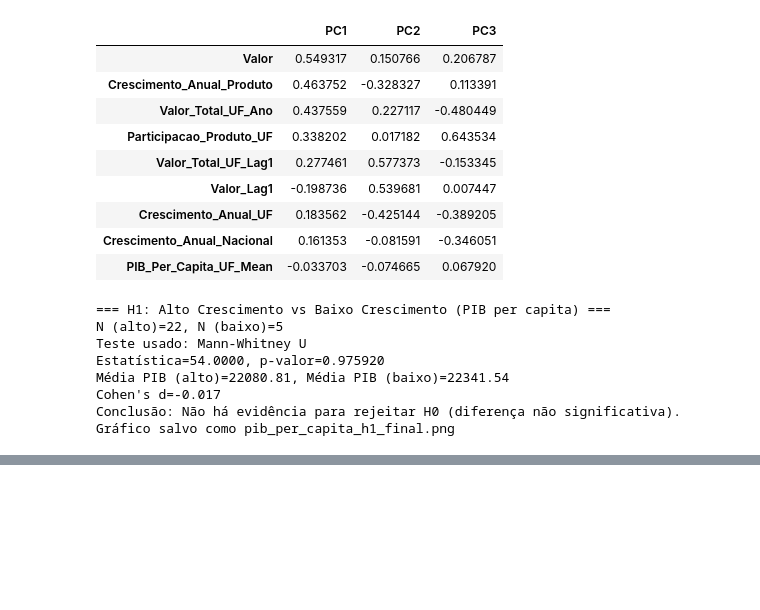
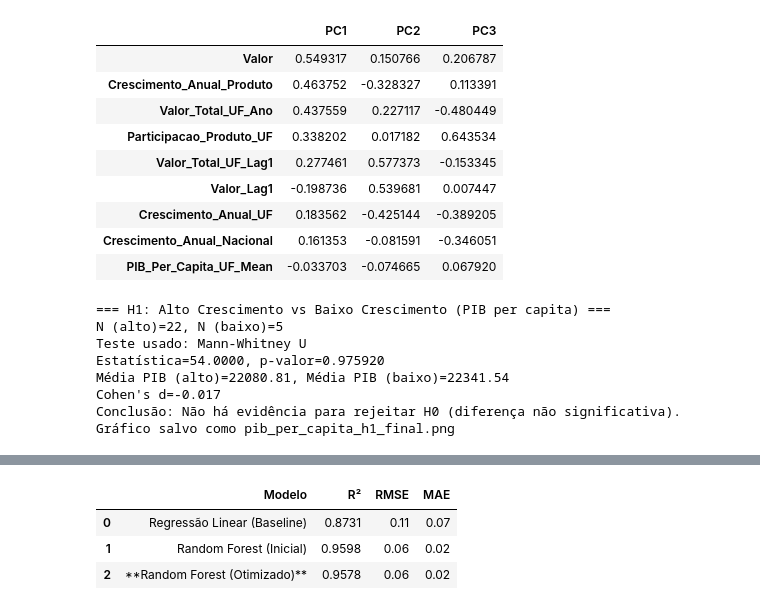
Before and after one commit to carolinayumifujii/OPT004-TrabalhoFinal, a Jupyter notebook: codigo.ipynb, the cells around one changed output, grey strips where cells are left out. Saved outputs shown, nothing was run; the diff lists cells and outputs as text; code cells hidden in the pictures; blank space fills up the shorter version.

```diff
--- a/codigo.ipynb
+++ b/codigo.ipynb
@@ -1407,0 +1894,59 @@ Gráfico salvo como pib_per_capita_h1_final.png
+# %%
+from sklearn.linear_model import LinearRegression
+from sklearn.ensemble import RandomForestRegressor
+from sklearn.metrics import r2_score, mean_squared_error, mean_absolute_error
+import numpy as np
+import pandas as pd
+
+# === Carregar dados ===
+X_train_r = np.load('X_train_reg.npy', allow_pickle=True)
+X_test_r  = np.load('X_test_reg.npy', allow_pickle=True)
+y_train_r = np.load('y_train_reg.npy', allow_pickle=True)
+y_test_r  = np.load('y_test_reg.npy', allow_pickle=True)
+
+
+def avaliar_regressao(modelo, nome):
+    modelo.fit(X_train_r, y_train_r)
+    pred = modelo.predict(X_test_r)
+
+    r2 = r2_score(y_test_r, pred)
+
+    # ----- AQUI A CORREÇÃO -----
+    mse = mean_squared_error(y_test_r, pred)      # SEM 'squared'
+    rmse = np.sqrt(mse)                           # tira a raiz na mão
+    mae = mean_absolute_error(y_test_r, pred)
+    # ---------------------------
+
+    return {
+        "Modelo": nome,
+        "R²": round(r2, 4),
+        "RMSE": round(rmse, 2),
+        "MAE": round(mae, 2)
+    }
+
+
+# Modelos
+lin_reg = LinearRegression()
+rf_reg_base = RandomForestRegressor(n_estimators=300, random_state=42)
+
+rf_reg_opt = RandomForestRegressor(
+    n_estimators=500,
+    max_depth=12,
+    min_samples_split=4,
+    min_samples_leaf=2,
+    random_state=42
+)
+
+# Avaliação
+result_reg = pd.DataFrame([
+    avaliar_regressao(lin_reg, "Regressão Linear (Baseline)"),
+    avaliar_regressao(rf_reg_base, "Random Forest (Inicial)"),
+    avaliar_regressao(rf_reg_opt, "**Random Forest (Otimizado)**"),
+])
+
+result_reg
+# %% [output]
+|  | Modelo | R² | RMSE | MAE |
+| 0 | Regressão Linear (Baseline) | 0.8731 | 0.11 | 0.07 |
+| 1 | Random Forest (Inicial) | 0.9598 | 0.06 | 0.02 |
+| 2 | **Random Forest (Otimizado)** | 0.9578 | 0.06 | 0.02 |
```
Also changed, not shown: parts of 15 cells of this notebook, 14 other files.
